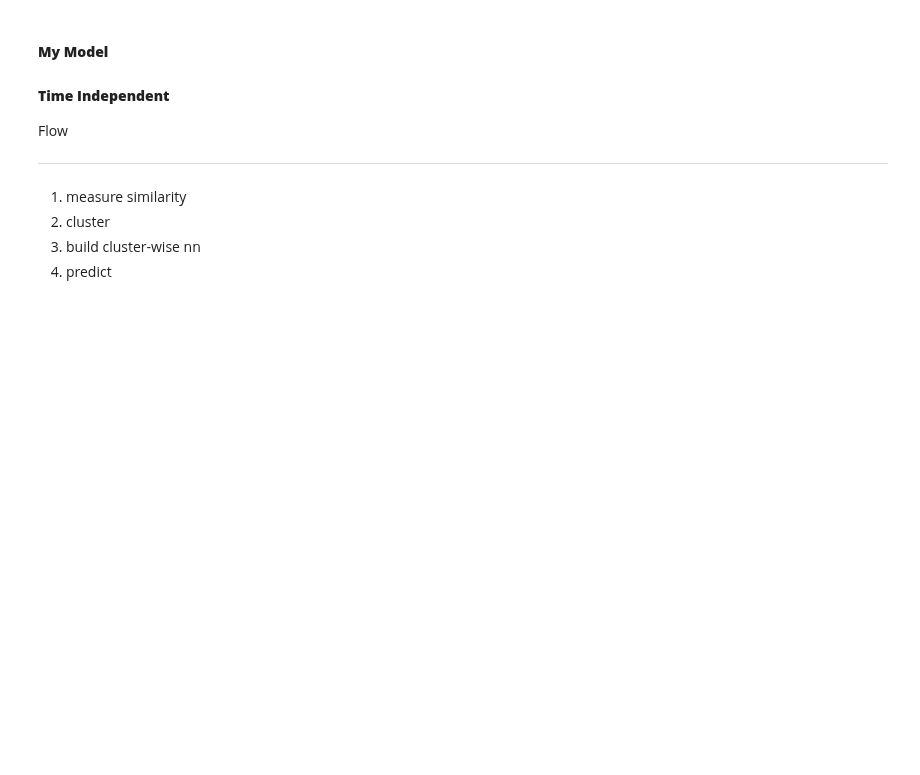
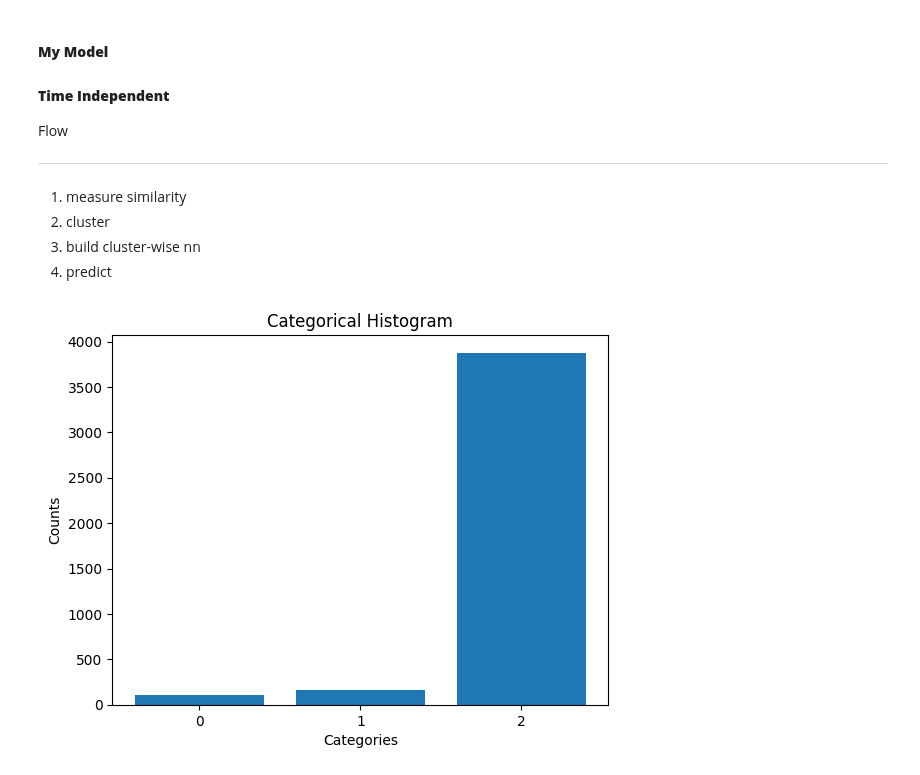
Before and after one commit to sourasen1011/UoE_Research_Project_2023, a Jupyter notebook: 05_preprocessing_emr_data/05_fits.ipynb, the cells around one changed output. Drawn from its saved outputs; the diff is of its cells as text; code cells hidden in the pictures; blank space fills up the shorter version.

```diff
--- a/05_preprocessing_emr_data/05_fits.ipynb
+++ b/05_preprocessing_emr_data/05_fits.ipynb
@@ -597,3 +600,23 @@ for grp in x_train_grouped.groups.keys():
+# %%
+from collections import Counter
+
+counts = Counter(kmeans.labels_)
+
+# Extract the category labels and their corresponding counts
+labels = list(counts.keys())
+counts = list(counts.values())
+
+# Plot the histogram
+plt.bar(labels, counts);
+
+# Set the labels and title
+plt.xlabel('Categories')
+plt.ylabel('Counts')
+plt.title('Categorical Histogram')
+plt.xticks([0,1,2])
+plt.show()
+# %% [output]
+[figure, added]
 # %%
 class generic_Loss(torch.nn.Module):
     '''
```
Also changed, not shown: parts of 5 cells of this notebook.
